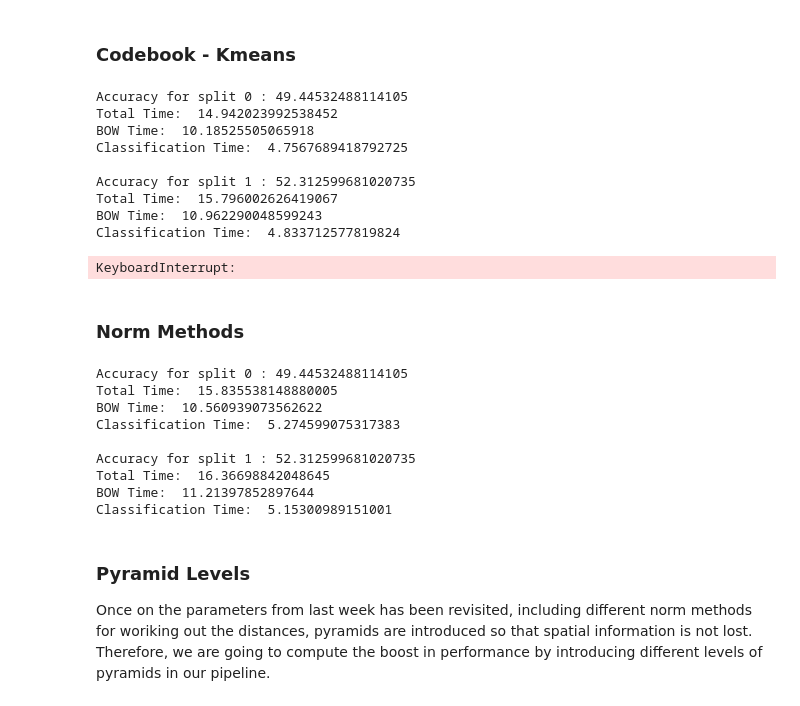
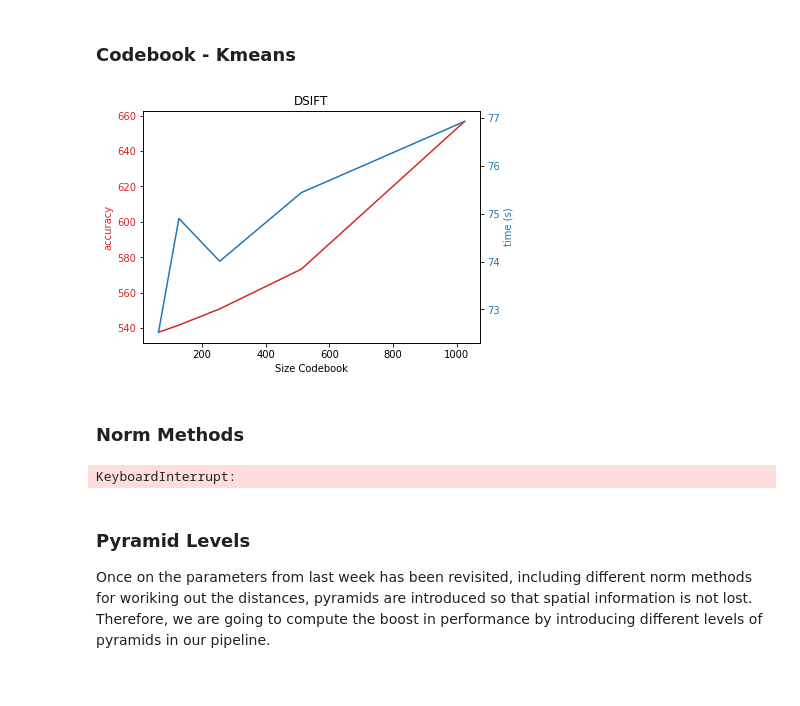
Before and after one commit to aturcitu/M3-18.19, a Jupyter notebook: notebook/delivery/M3 - Delivery 2.ipynb, the cells around one changed output. Cells and saved outputs as stored; diff of their text form; code cells hidden in the pictures.

```diff
--- a/notebook/delivery/M3 - Delivery 2.ipynb
+++ b/notebook/delivery/M3 - Delivery 2.ipynb
@@ -505,30 +509,21 @@ sift_scale = [16, 32]
 # %%
 accuracy_list = []
 time_list = []
 
 codebook_iterations = [2**n for n in range(6,11)]
 
 for k_codebook in codebook_iterations:
     (SIFTdetector, kpt) = compute_detector(sift_step_size, sift_scale)
     accuracy_validation, time_validation = cross_validation(skf, X, y, SIFTdetector, kpt, k_codebook,
                                                             dense, pyramid_level, norm_method, compute_regular_kernel, classifier)
     # Append for the different testing values
-    time_list.append(np.average(accuracy_validation))
-    accuracy_list.append(np.average(time_validation))
+    accuracy_list.append(np.average(accuracy_validation))
+    time_list.append(np.average(time_validation))
 
 plot_accuracy_vs_time(codebook_iterations, accuracy_list, time_list,
                       feature_name='Size Codebook', title="DSIFT")
 # %% [output]
-Accuracy for split 0 : 49.44532488114105
-Total Time:  14.942023992538452
-BOW Time:  10.18525505065918
-Classification Time:  4.7567689418792725
-
-Accuracy for split 1 : 52.312599681020735
-Total Time:  15.796002626419067
-BOW Time:  10.962290048599243
-Classification Time:  4.833712577819824
-KeyboardInterrupt:
+[figure, added]
 # %%
 k_codebook = 1024
 # %% [markdown]
@@ -543,21 +538,13 @@ for norm_method in norm_iterations:
     (SIFTdetector, kpt) = compute_detector(sift_step_size, sift_scale)
     accuracy_validation, time_validation = cross_validation(skf, X, y, SIFTdetector, kpt, k_codebook,
                                                             dense, pyramid_level, norm_method, compute_regular_kernel, classifier)
-    time_list.append(np.average(accuracy_validation))
-    accuracy_list.append(np.average(time_validation))
+    accuracy_list.append(np.average(accuracy_validation))
+    time_list.append(np.average(time_validation))
 
 plot_accuracy_vs_time(norm_iterations, accuracy_list, time_list,
                       feature_name='Norm Method', title="DSIFT")
 # %% [output]
-Accuracy for split 0 : 49.44532488114105
-Total Time:  15.835538148880005
-BOW Time:  10.560939073562622
-Classification Time:  5.274599075317383
-
-Accuracy for split 1 : 52.312599681020735
-Total Time:  16.36698842048645
-BOW Time:  11.21397852897644
-Classification Time:  5.15300989151001
+KeyboardInterrupt:
 # %%
 norm_method = 'l2'
 # %% [markdown]
```
Also changed, not shown: parts of 5 cells of this notebook.
